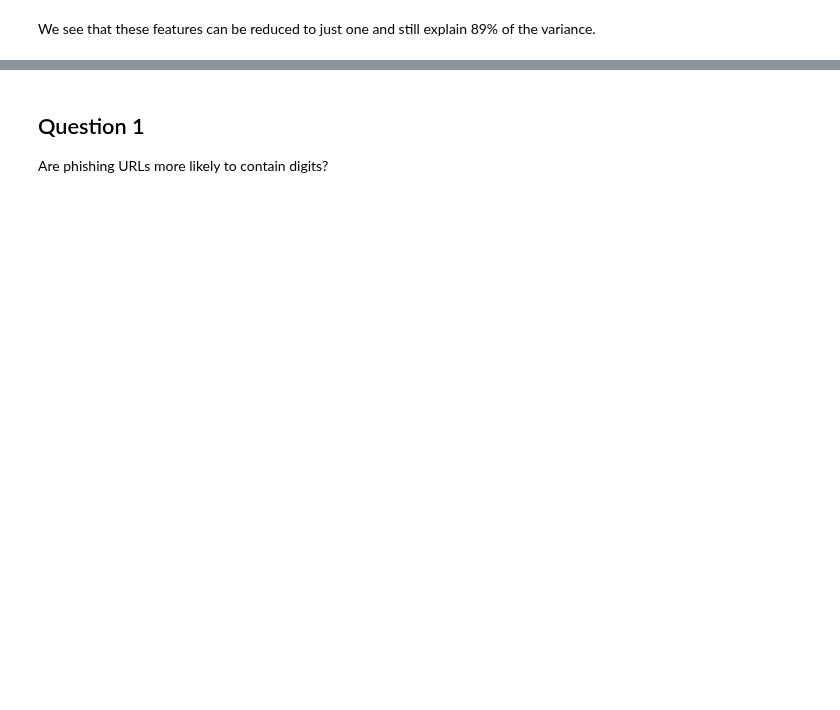
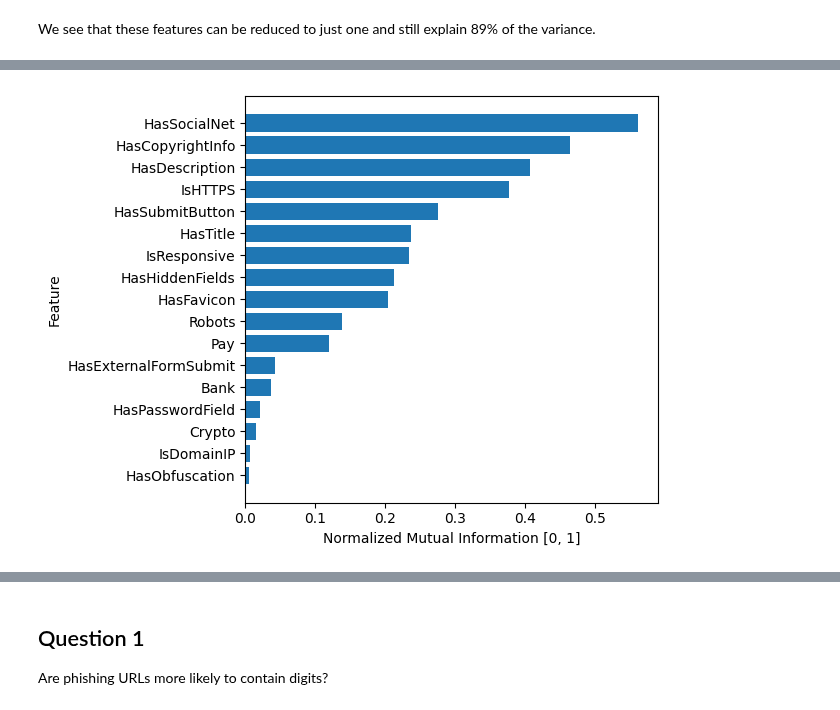
Before and after one commit to BugraAKKUS/Phishing-URL--Website--Detection, a Jupyter notebook: eda_cavus.ipynb, the cells around one changed output, grey strips where cells are left out. Cells and saved outputs as stored; diff of their text form; code cells hidden in the pictures; blank space fills up the shorter version.

```diff
--- a/eda_cavus.ipynb
+++ b/eda_cavus.ipynb
@@ -213,0 +289,12 @@ These features can be broken into three categories.
+# %%
+from sklearn.metrics import normalized_mutual_info_score
+
+scores = {}
+
+for col in binary_columns:
+    df = data[["label", col]].dropna()
+    score = normalized_mutual_info_score(df["label"], df[col])
+    scores[col] = score
+
+mi_scores = pd.Series(scores, name="NMI")
+mi_scores.sort_values(ascending=False)
@@ -213,0 +320,9 @@ These features can be broken into three categories.
+# %%
+x = mi_scores.sort_values()
+plt.barh(x.index, x.values)
+plt.xlabel("Normalized Mutual Information [0, 1]")
+plt.ylabel("Feature")
+plt.tight_layout()
+plt.show()
+# %% [output]
+[figure, added]
```
Also changed, not shown: parts of 22 cells of this notebook.
